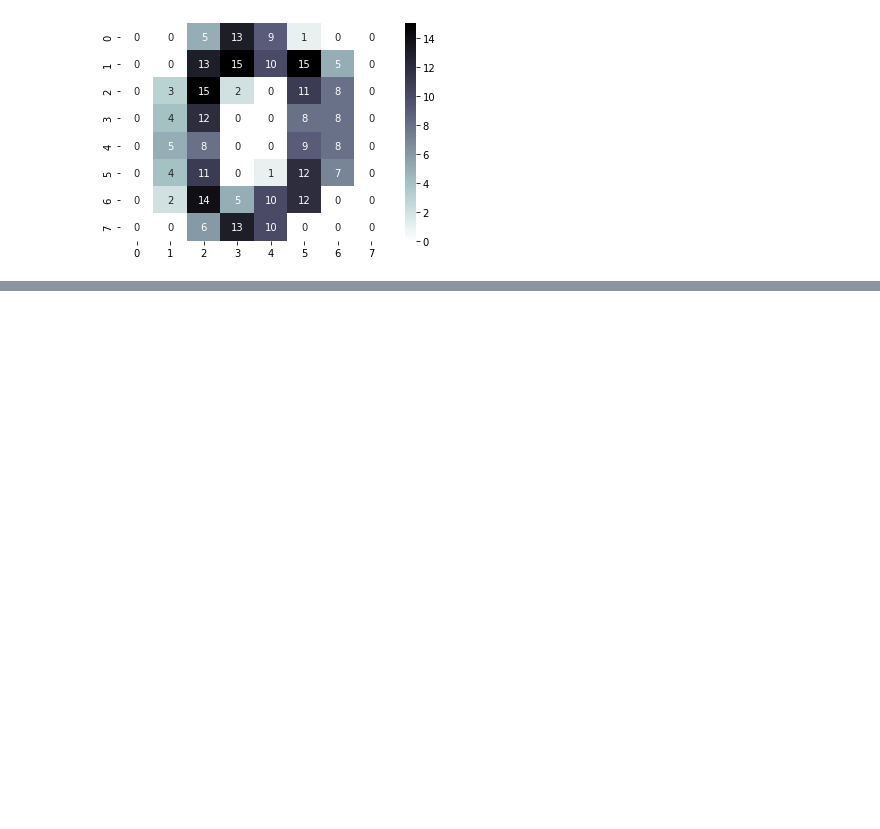
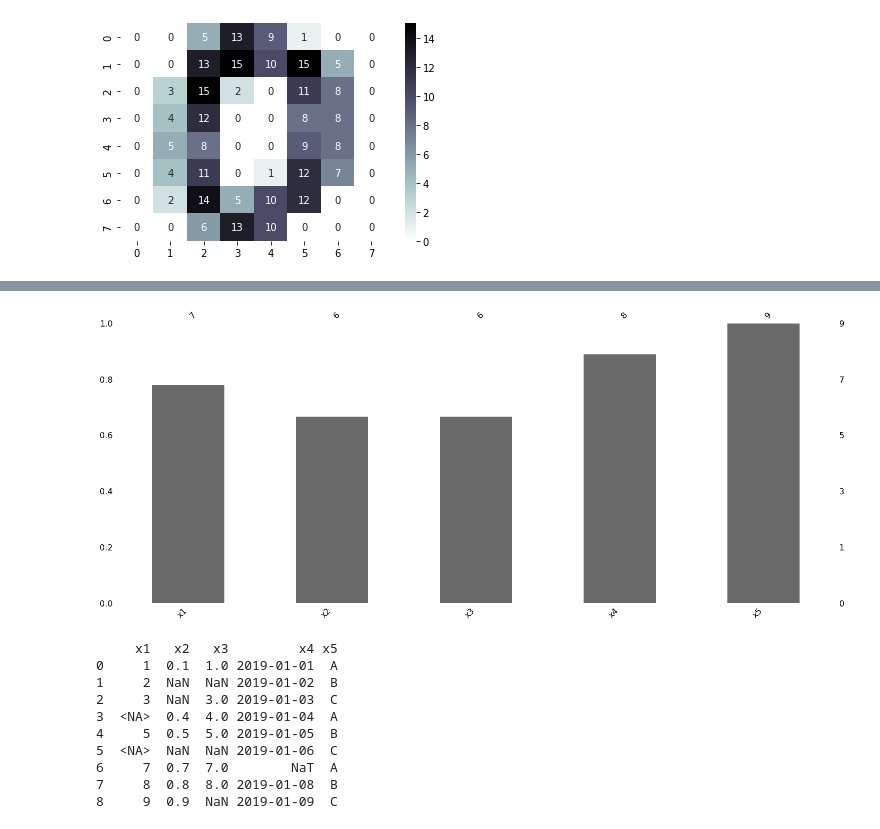
Before and after one commit to chi-hun/datascienceschool, a Jupyter notebook: datascienceschool.ipynb, the cells around one changed output, grey strips where cells are left out. Cells and saved outputs as stored; diff of their text form; code cells hidden in the pictures; blank space fills up the shorter version.

```diff
--- a/datascienceschool.ipynb
+++ b/datascienceschool.ipynb
@@ -387,0 +439,19 @@ plt.show()
+# %%
+df = pd.read_csv('sdw.csv', dtype={'x1':pd.Int64Dtype()}, parse_dates=[3])
+df.isna().sum()
+import missingno as msno
+msno.bar(df)
+plt.show()
+print(df)
+# %% [output]
+[figure, added]
+     x1   x2   x3         x4 x5
+0     1  0.1  1.0 2019-01-01  A
+1     2  NaN  NaN 2019-01-02  B
+2     3  NaN  3.0 2019-01-03  C
+3  <NA>  0.4  4.0 2019-01-04  A
+4     5  0.5  5.0 2019-01-05  B
+5  <NA>  NaN  NaN 2019-01-06  C
+6     7  0.7  7.0        NaT  A
+7     8  0.8  8.0 2019-01-08  B
+8     9  0.9  NaN 2019-01-09  C
```
Also changed, not shown: parts of 9 cells of this notebook.
